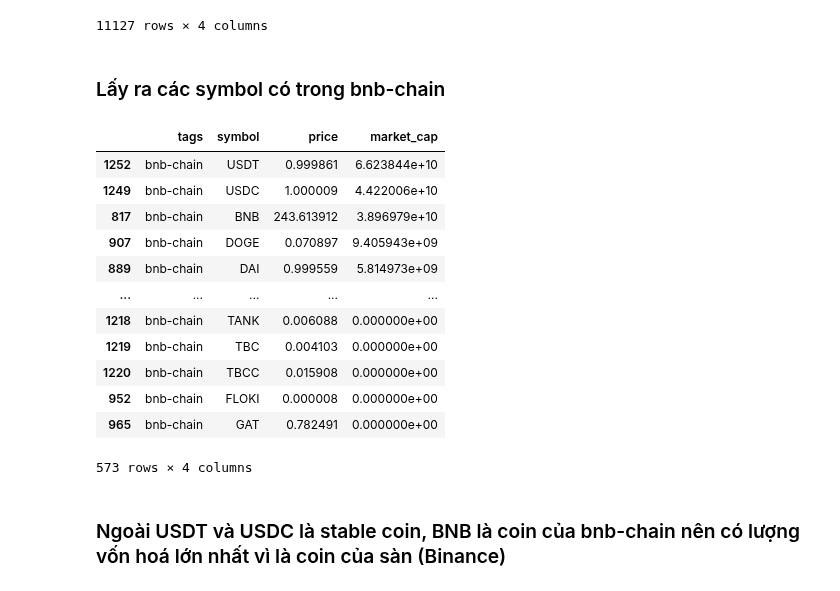
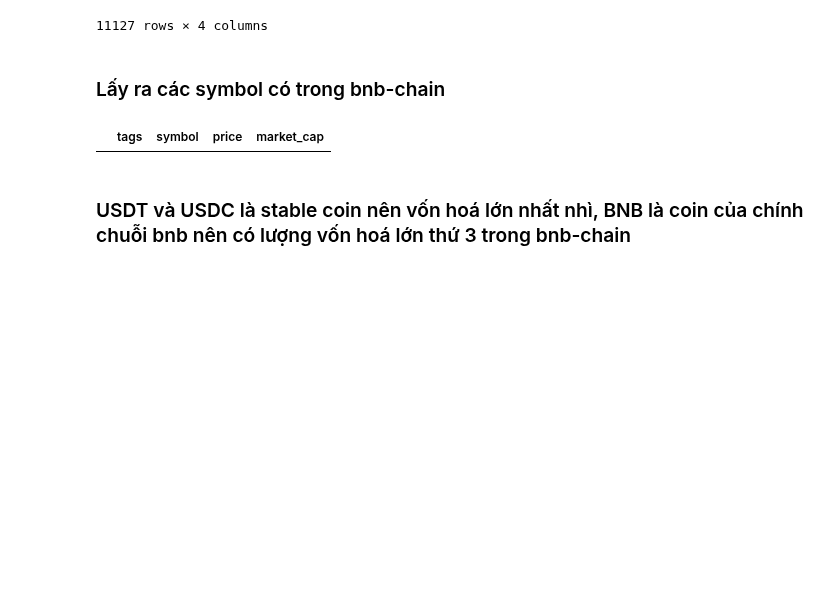
Before and after one commit to nhatruong1009/CryptoPrediction, a Jupyter notebook: src/exploring/Q_Tag.ipynb, the cells around one changed output. Drawn from its saved outputs; the diff is of its cells as text; code cells hidden in the pictures; blank space fills up the shorter version.

```diff
--- a/src/exploring/Q_Tag.ipynb
+++ b/src/exploring/Q_Tag.ipynb
@@ -92,25 +111,13 @@ symbols_with_tags_df
 # %%
 f_symbols_with_tags_df = symbols_with_tags_df[symbols_with_tags_df["tags"] == "bnb-chain"] \
     .sort_values(by="market_cap", ascending=False)
-f_symbols_with_tags_df
+f_symbols_with_tags_df[f_symbols_with_tags_df["symbol"] == "BUSD"]
 # %% [output]
 |  | tags | symbol | price | market_cap |
-| 1252 | bnb-chain | USDT | 0.999861 | 6.623844e+10 |
-| 1249 | bnb-chain | USDC | 1.000009 | 4.422006e+10 |
-| 817 | bnb-chain | BNB | 243.613912 | 3.896979e+10 |
-| 907 | bnb-chain | DOGE | 0.070897 | 9.405943e+09 |
-| 889 | bnb-chain | DAI | 0.999559 | 5.814973e+09 |
-| ... | ... | ... | ... | ... |
-| 1218 | bnb-chain | TANK | 0.006088 | 0.000000e+00 |
-| 1219 | bnb-chain | TBC | 0.004103 | 0.000000e+00 |
-| 1220 | bnb-chain | TBCC | 0.015908 | 0.000000e+00 |
-| 952 | bnb-chain | FLOKI | 0.000008 | 0.000000e+00 |
-| 965 | bnb-chain | GAT | 0.782491 | 0.000000e+00 |
-573 rows × 4 columns
 # %%
 n_top = 20
 fig = px.pie(f_symbols_with_tags_df.head(n_top), names="symbol", values="market_cap", title=f"BNB Chain Coins top {n_top}")
 fig.update_traces(textposition='inside')
 fig.show()
 # %% [markdown]
-### Ngoài USDT và USDC là stable coin, BNB là coin của bnb-chain nên có lượng vốn hoá lớn nhất vì là coin của sàn (Binance)
+### USDT và USDC là stable coin nên vốn hoá lớn nhất nhì, BNB là coin của chính chuỗi bnb nên có lượng vốn hoá lớn thứ 3 trong bnb-chain
```
Also changed, not shown: parts of 5 cells of this notebook, 1 other file.
